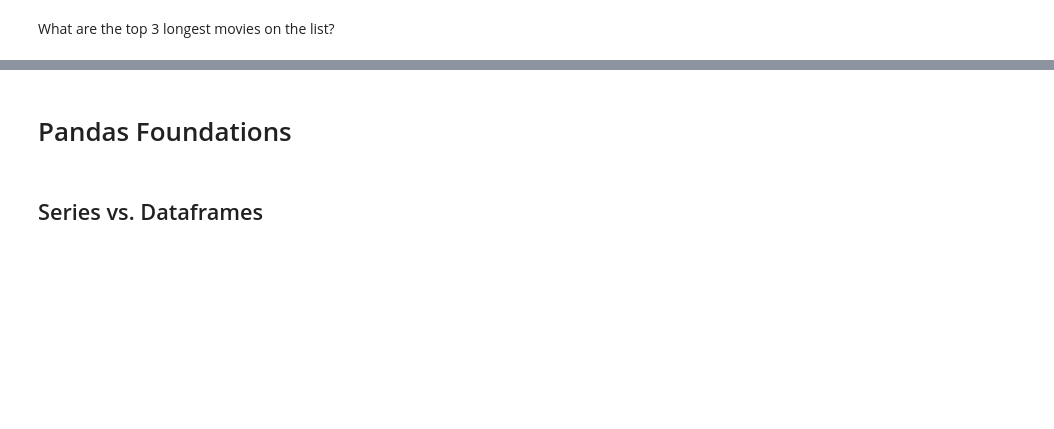
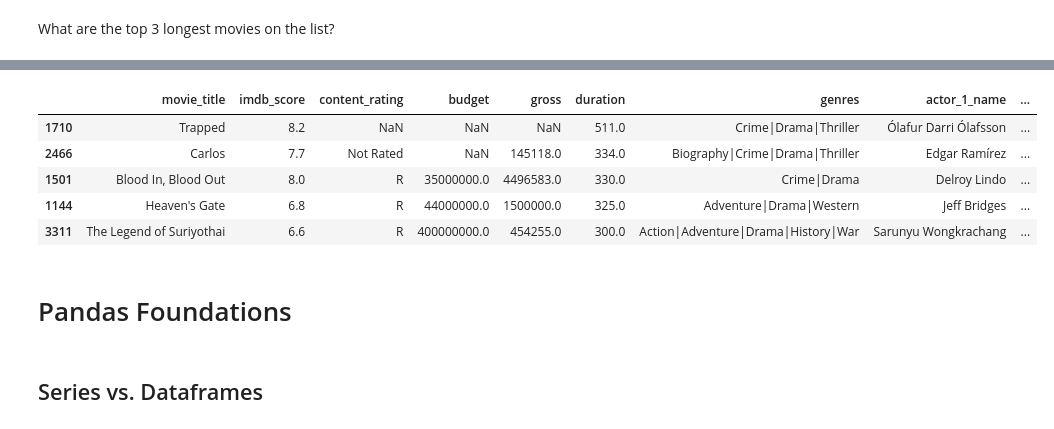
Before and after one commit to ishaandey/node, a Jupyter notebook: week-2/pandas_notes.ipynb, the cells around one changed output, grey strips where cells are left out. Drawn from its saved outputs; the diff is of its cells as text; code cells hidden in the pictures; blank space fills up the shorter version.

```diff
--- a/week-2/pandas_notes.ipynb
+++ b/week-2/pandas_notes.ipynb
@@ -50,3 +55,12 @@ What are the top 3 longest movies on the list?
+# %%
+movies.sort_values(by='duration', ascending=False).head()
+# %% [output]
+|  | movie_title | imdb_score | content_rating | budget | gross | duration | genres | actor_1_name | ... |
+| 1710 | Trapped | 8.2 | NaN | NaN | NaN | 511.0 | Crime|Drama|Thriller | Ólafur Darri Ólafsson | ... |
+| 2466 | Carlos | 7.7 | Not Rated | NaN | 145118.0 | 334.0 | Biography|Crime|Drama|Thriller | Edgar Ramírez | ... |
+| 1501 | Blood In, Blood Out | 8.0 | R | 35000000.0 | 4496583.0 | 330.0 | Crime|Drama | Delroy Lindo | ... |
+| 1144 | Heaven's Gate | 6.8 | R | 44000000.0 | 1500000.0 | 325.0 | Adventure|Drama|Western | Jeff Bridges | ... |
+| 3311 | The Legend of Suriyothai | 6.6 | R | 400000000.0 | 454255.0 | 300.0 | Action|Adventure|Drama|History|War | Sarunyu Wongkrachang | ... |
 # %% [markdown]
 # Pandas Foundations
 # %% [markdown]
```
Also changed, not shown: parts of 56 cells of this notebook, 7 other files.
